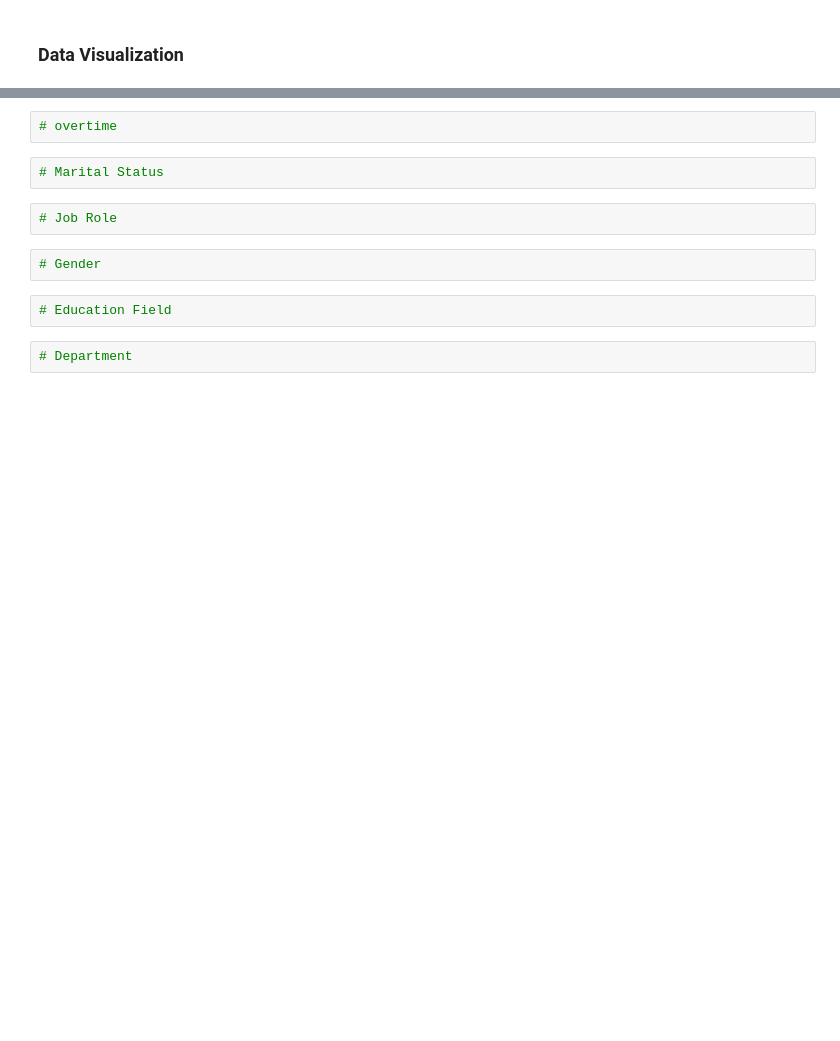
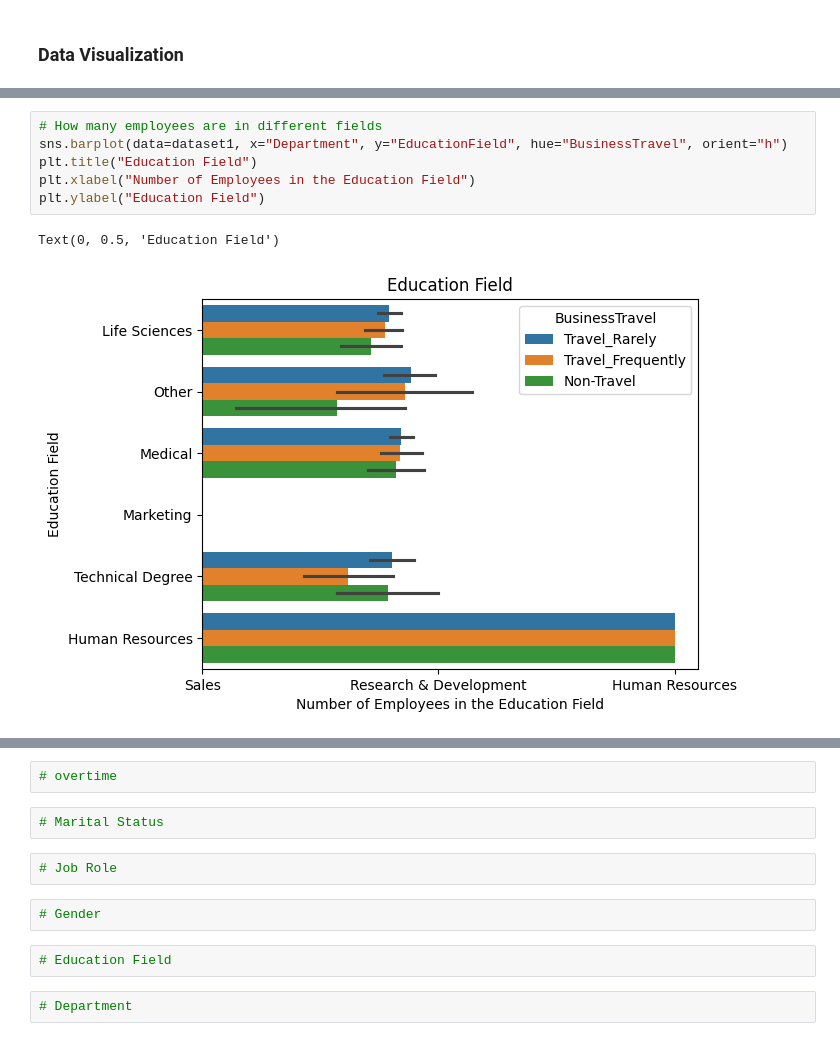
Before and after one commit to Kyl67899/Meriskill_Data_Analysis_intern, a Jupyter notebook: HR/hr.ipynb, the cells around one changed output, grey strips where cells are left out. Saved outputs shown, nothing was run; the diff lists cells and outputs as text; blank space fills up the shorter version.

```diff
--- a/HR/hr.ipynb
+++ b/HR/hr.ipynb
@@ -176,2 +224,11 @@ sns.barplot(data=dataset)
+# %%
+# How many employees are in different fields
+sns.barplot(data=dataset1, x="Department", y="EducationField", hue="BusinessTravel", orient="h")
+plt.title("Education Field")
+plt.xlabel("Number of Employees in the Education Field")
+plt.ylabel("Education Field")
+# %% [output]
+Text(0, 0.5, 'Education Field')
+[figure, added]
 # %%
 # Plot a correlation map for all numeric variables
```
Also changed, not shown: parts of 14 cells of this notebook, 1 other file.
